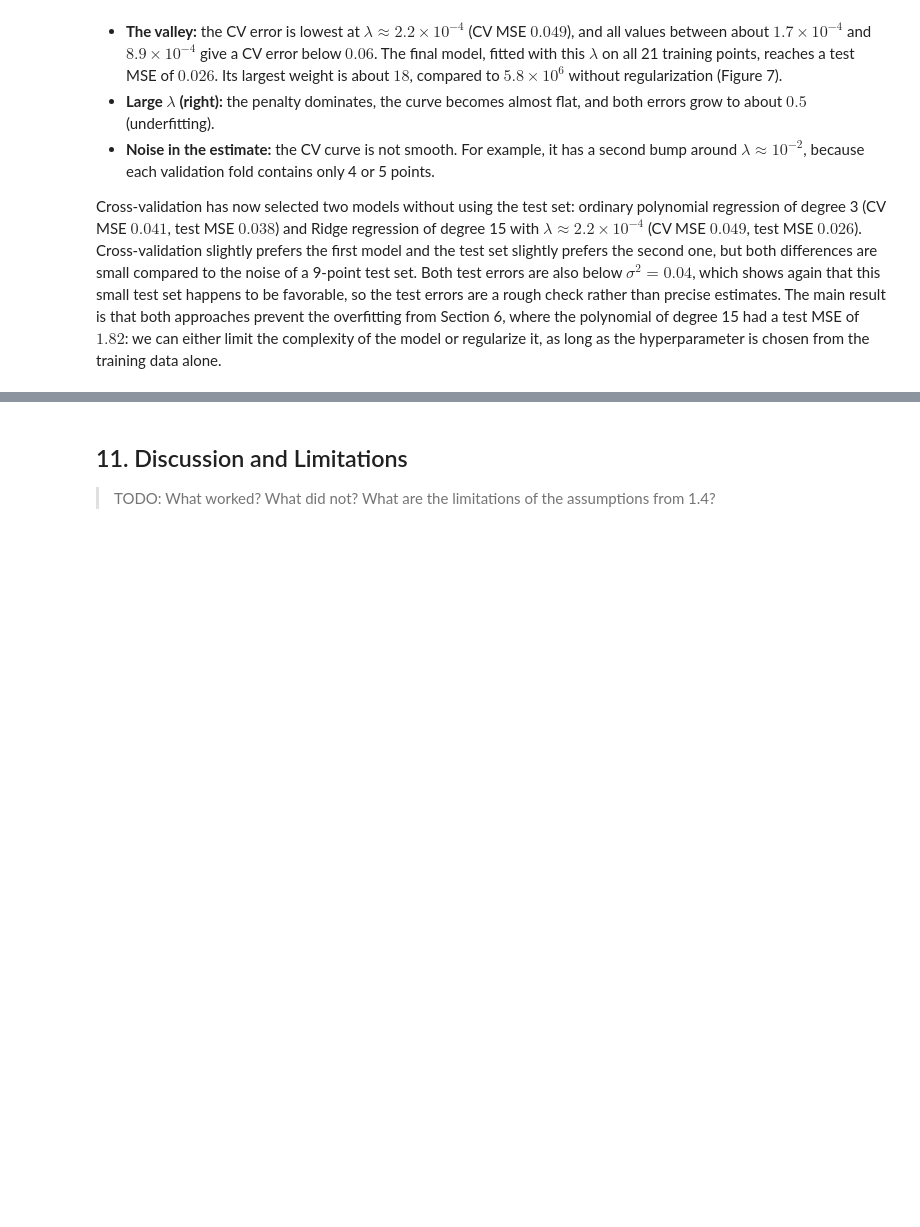
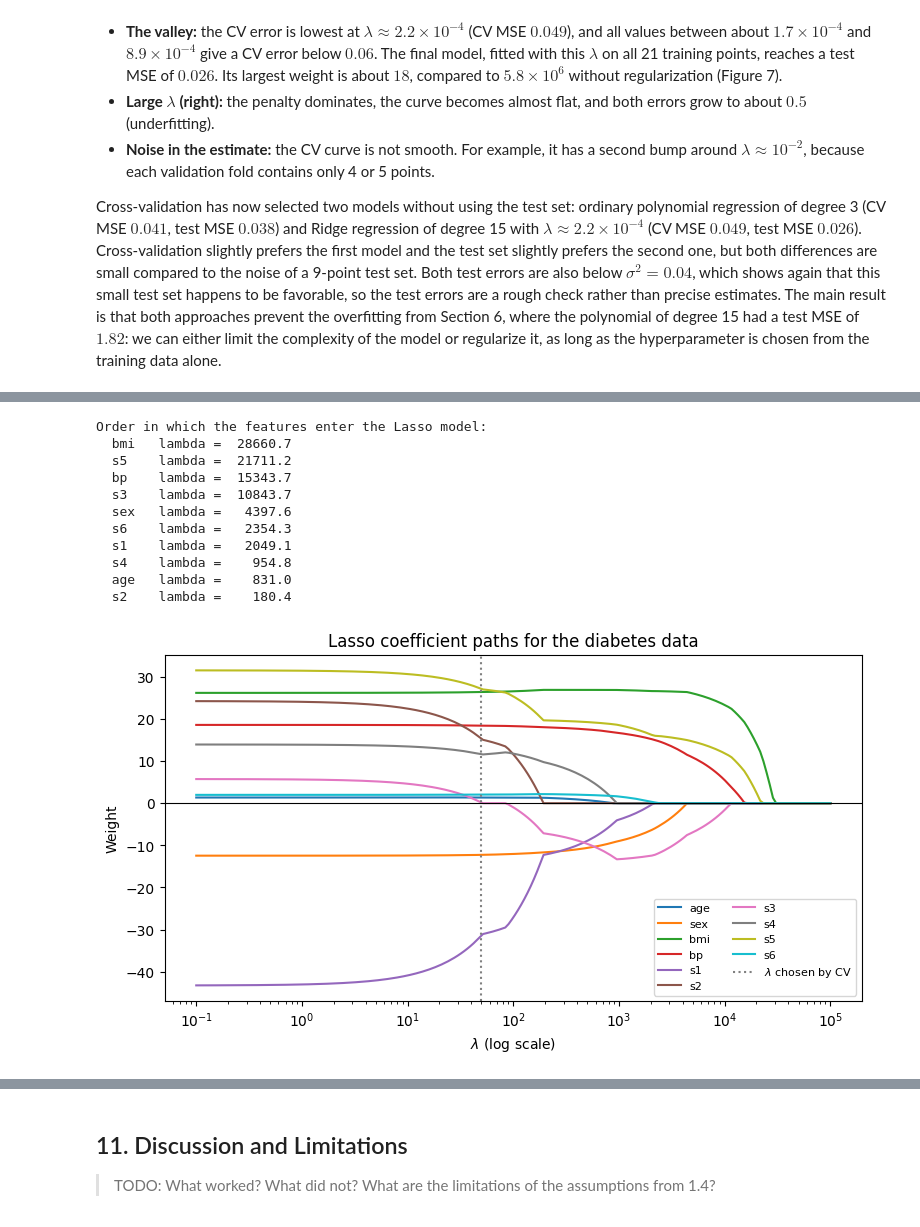
Before and after one commit to eleonorakuteva/overfitting-and-regularization, a Jupyter notebook: main.ipynb, the cells around one changed output, grey strips where cells are left out. Cells and saved outputs as stored; diff of their text form; code cells hidden in the pictures; blank space fills up the shorter version.

```diff
--- a/main.ipynb
+++ b/main.ipynb
@@ -1044,0 +1194,40 @@ Cross-validation has now selected two models without using the test set: ordinar
+# %%
+# Lasso weights for 200 values of lambda, from very strong (all weights zero) to very weak
+path_strengths = np.logspace(5, -1, 200)
+path_weights = np.array([fit_lasso_regression(X_train_diabetes, y_train_centered, s) for s in path_strengths])
+
+# The largest lambda at which each feature has a non-zero weight (the moment it enters the model)
+entry_strengths = {}
+for regularization_strength, weights in zip(path_strengths, path_weights):
+    for name, weight in zip(feature_names, weights):
+        if weight != 0 and name not in entry_strengths:
+            entry_strengths[name] = regularization_strength
+
+print("Order in which the features enter the Lasso model:")
+for name, regularization_strength in sorted(entry_strengths.items(), key=lambda item: -item[1]):
+    print(f"  {name:4s}  lambda = {regularization_strength:8.1f}")
+
+plt.figure(figsize=(9, 4.5))
+for j, name in enumerate(feature_names):
+    plt.plot(path_strengths, path_weights[:, j], label=name)
+plt.xscale("log")
+plt.axhline(0, color="black", linewidth=0.8)
+plt.axvline(lasso_strength, color="gray", linestyle=":", label=r"$\lambda$ chosen by CV")
+plt.title("Lasso coefficient paths for the diabetes data")
+plt.xlabel(r"$\lambda$ (log scale)")
+plt.ylabel("Weight")
+plt.legend(ncol=2, fontsize=8)
+plt.show()
+# %% [output]
+Order in which the features enter the Lasso model:
+  bmi   lambda =  28660.7
+  s5    lambda =  21711.2
+  bp    lambda =  15343.7
+  s3    lambda =  10843.7
+  sex   lambda =   4397.6
+  s6    lambda =   2354.3
+  s1    lambda =   2049.1
+  s4    lambda =    954.8
+  age   lambda =    831.0
+  s2    lambda =    180.4
+[figure, added]
```
Also changed, not shown: parts of 15 cells of this notebook.
